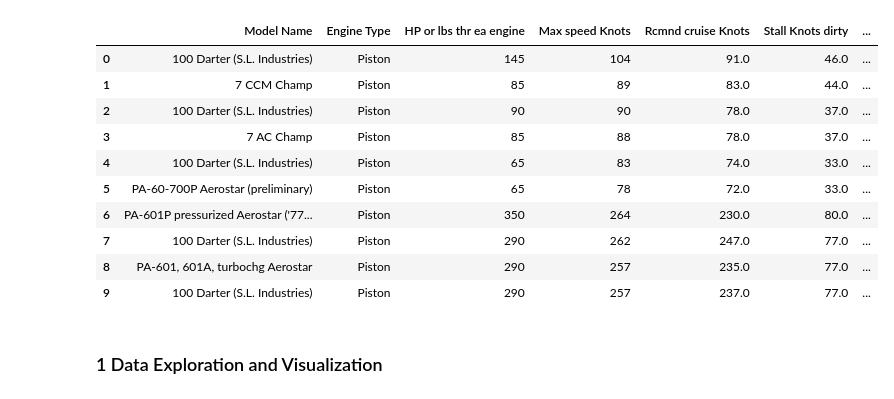
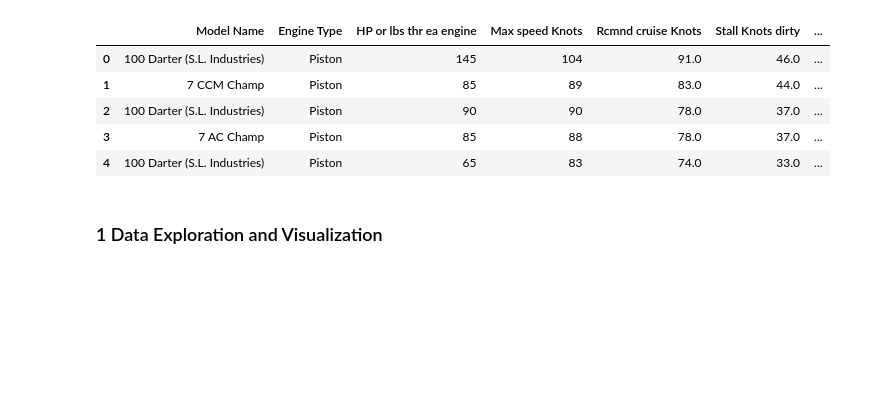
Before and after one commit to mirzaaa101/Airplane-Price-Prediction-Using-Regression-Techniques, a Jupyter notebook: Airplane-Price-Prediction.ipynb, the cells around one changed output. Cells and saved outputs as stored; diff of their text form; code cells hidden in the pictures; blank space fills up the shorter version.

```diff
--- a/Airplane-Price-Prediction.ipynb
+++ b/Airplane-Price-Prediction.ipynb
@@ -1,22 +1,17 @@
 # %%
 import numpy as np
 import pandas as pd
 
 # data
 plane = pd.read_csv("data/Airplane_Price_Prediction.csv")
-plane.head(10)
+plane.head()
 # %% [output]
 |  | Model Name | Engine Type | HP or lbs thr ea engine | Max speed Knots | Rcmnd cruise Knots | Stall Knots dirty | ... |
 | 0 | 100 Darter (S.L. Industries) | Piston | 145 | 104 | 91.0 | 46.0 | ... |
 | 1 | 7 CCM Champ | Piston | 85 | 89 | 83.0 | 44.0 | ... |
 | 2 | 100 Darter (S.L. Industries) | Piston | 90 | 90 | 78.0 | 37.0 | ... |
 | 3 | 7 AC Champ | Piston | 85 | 88 | 78.0 | 37.0 | ... |
 | 4 | 100 Darter (S.L. Industries) | Piston | 65 | 83 | 74.0 | 33.0 | ... |
-| 5 | PA-60-700P Aerostar (preliminary) | Piston | 65 | 78 | 72.0 | 33.0 | ... |
-| 6 | PA-601P pressurized Aerostar ('77... | Piston | 350 | 264 | 230.0 | 80.0 | ... |
-| 7 | 100 Darter (S.L. Industries) | Piston | 290 | 262 | 247.0 | 77.0 | ... |
-| 8 | PA-601, 601A, turbochg Aerostar | Piston | 290 | 257 | 235.0 | 77.0 | ... |
-| 9 | 100 Darter (S.L. Industries) | Piston | 290 | 257 | 237.0 | 77.0 | ... |
 # %% [markdown]
 ### 1 Data Exploration and Visualization
 # %%
```
Also changed, not shown: parts of 33 cells of this notebook.
